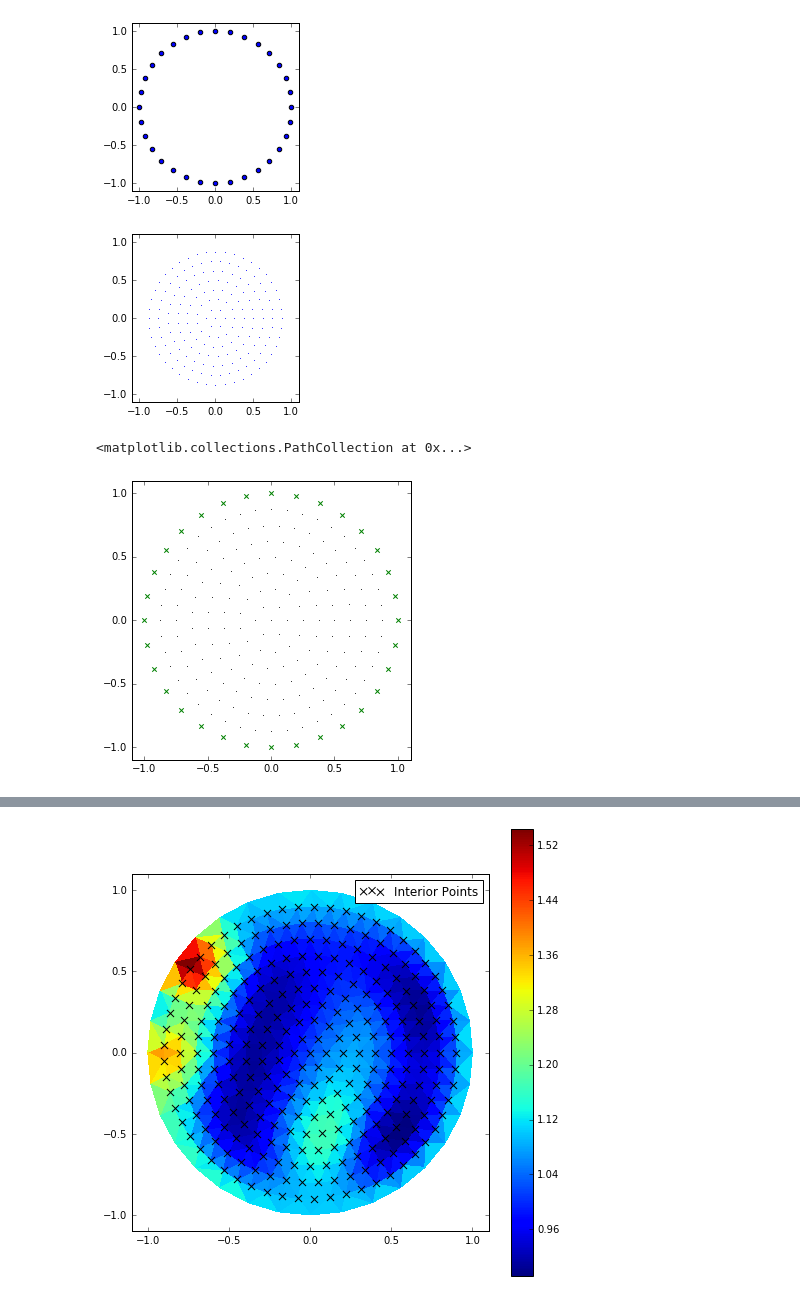
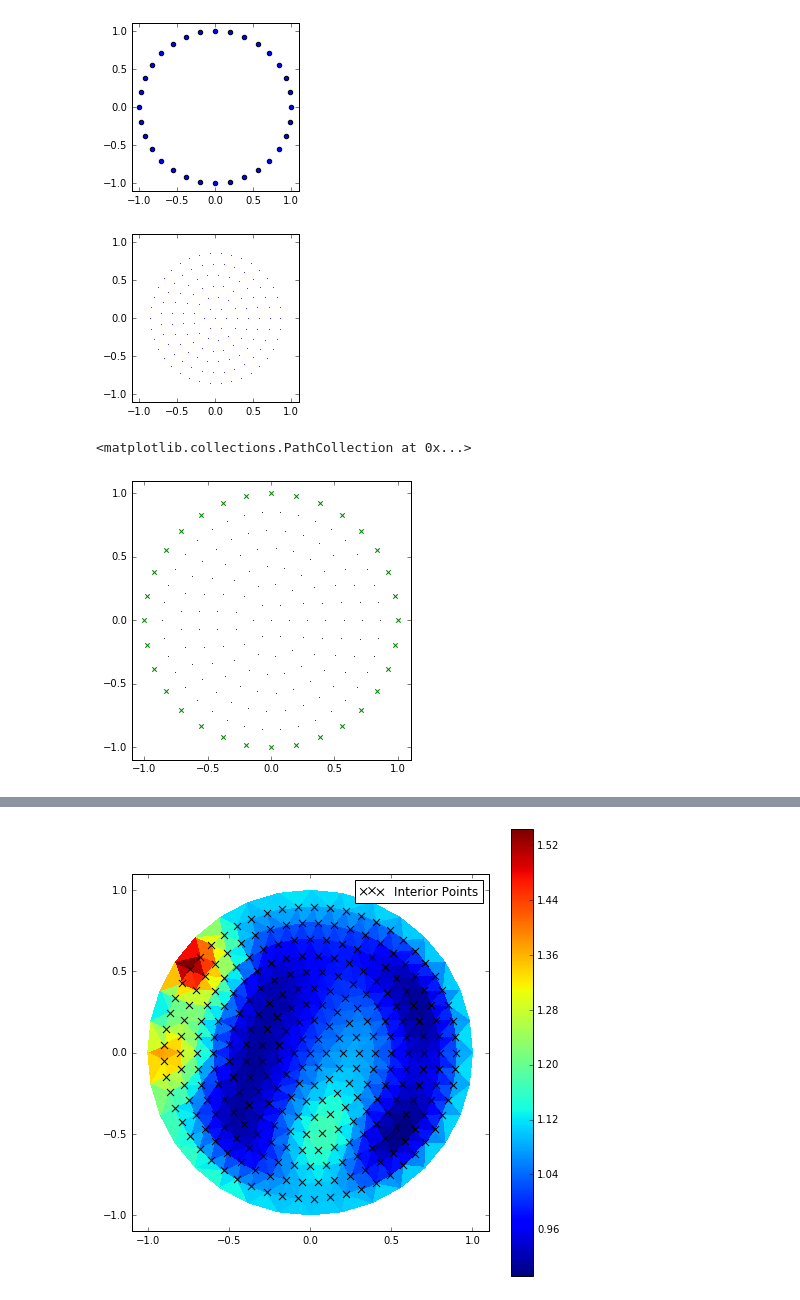
Before and after one commit to jcockayne/bayesian_pdes, a Jupyter notebook: notebooks/EIT.ipynb, the cells around one changed output, grey strips where cells are left out. Cells and saved outputs as stored; diff of their text form; code cells hidden in the pictures.

```diff
--- a/notebooks/EIT.ipynb
+++ b/notebooks/EIT.ipynb
@@ -90,25 +90,25 @@ bdy = np.c_[electrode_x, electrode_y]
 [figure]
 # %%
 # we also need a few interior points
-radii = np.linspace(0,1,9)[1:-1]
+radii = np.linspace(0,1,8)[1:-1]
 r_spacing = radii[1] - radii[0]
 coords = [np.array([[0.,0.]])]
 for r in radii:
     # we want the number of theta which
     n_theta = np.round(2*np.pi*r / r_spacing)
     thetas = np.linspace(0, 2*np.pi, n_theta+1)[:-1]
     x = np.cos(thetas)
     y = np.sin(thetas)
     coords.append(r*np.c_[x,y])
 coords = np.concatenate(coords)
 
 plt.figure(figsize=(3,3))
 plt.scatter(coords[:,0], coords[:,1], s=1, linewidth=0)
 plt.xlim(-1.1,1.1); plt.ylim(-1.1,1.1);
 
 interior = coords
 # %% [output]
-[figure, old version]
+[figure, new version]
 # %%
 plt.figure(figsize=(5,5))
 plt.xlim(-1.1,1.1); plt.ylim(-1.1,1.1);
@@ -116,7 +116,7 @@ plt.scatter(bdy[:,0], bdy[:,1], marker='x', c='green')
 plt.scatter(interior[:,0], interior[:,1], linewidth=0, c='black', s=1)
 # %% [output]
 <matplotlib.collections.PathCollection at 0x...>
-[figure, old version]
+[figure, new version]
 # %%
 obs = [(interior, None), (bdy, None)]
 interior_obs = np.zeros((interior.shape[0], 1))
```
Also changed, not shown: parts of 8 cells of this notebook.
